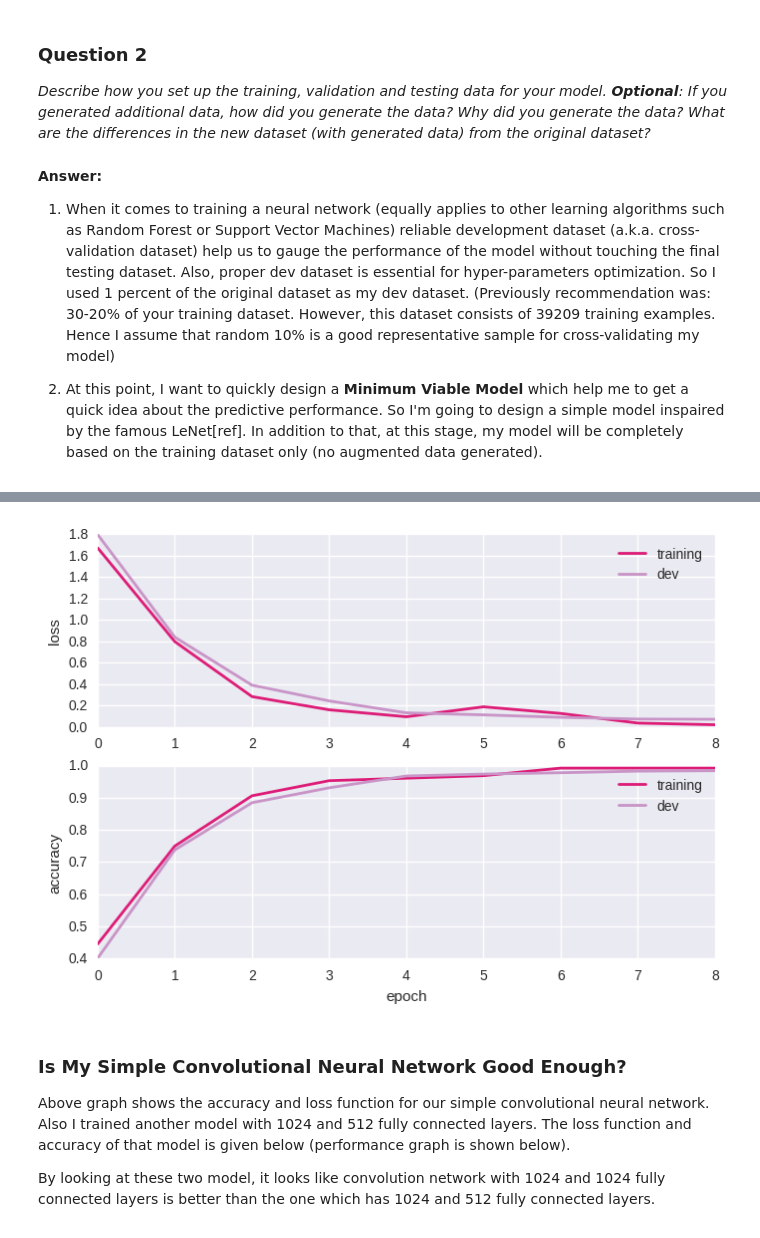
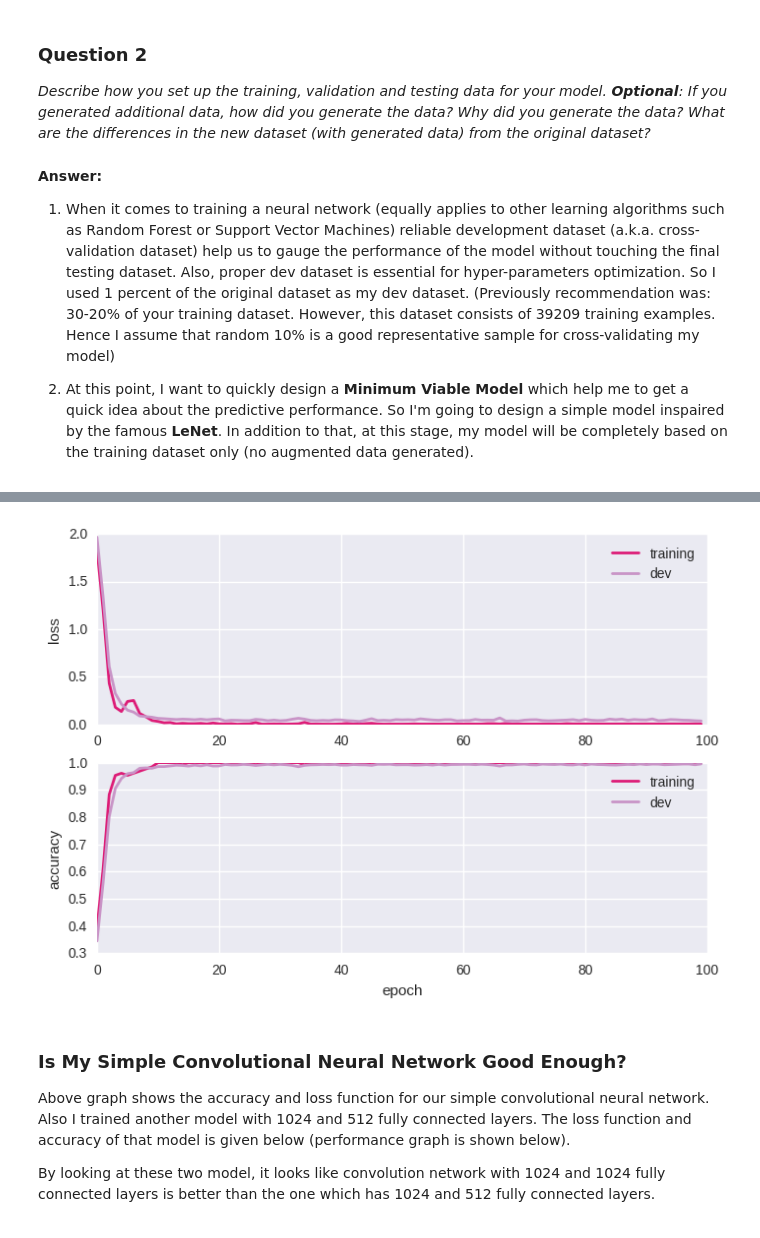
Before and after one commit to upul/Traffic-Signs, a Jupyter notebook: Traffic_Signs_Recognition.ipynb, the cells around one changed output, grey strips where cells are left out. Drawn from its saved outputs; the diff is of its cells as text; code cells hidden in the pictures.

```diff
--- a/Traffic_Signs_Recognition.ipynb
+++ b/Traffic_Signs_Recognition.ipynb
@@ -205,7 +205,7 @@ _Describe how you set up the training, validation and testing data for your mode
 **Answer:**
 1. When it comes to training a neural network (equally applies to other learning algorithms such as Random Forest or Support Vector Machines) reliable development dataset (a.k.a. cross-validation dataset) help us to gauge the performance of the model without touching the final testing dataset. Also, proper dev dataset is essential for hyper-parameters optimization. So I used 1 percent of the original dataset as my dev dataset. (Previously recommendation was: 30-20% of your training dataset. However, this dataset consists of 39209 training examples. Hence I assume that random 10% is a good representative sample for cross-validating my model)
 
-2. At this point, I want to quickly design a **Minimum Viable Model** which help me to get a quick idea about the predictive performance. So I'm going to design a simple model inspaired by the famous LeNet[ref]. In addition to that, at this stage, my model will be completely based on the training dataset only (no augmented data generated).
+2. At this point, I want to quickly design a **Minimum Viable Model** which help me to get a quick idea about the predictive performance. So I'm going to design a simple model inspaired by the famous **LeNet**. In addition to that, at this stage, my model will be completely based on the training dataset only (no augmented data generated).
 # %%
 ### Define your architecture here.
 ### Feel free to use as many code cells as needed.
@@ -215,7 +215,7 @@ NUM_CLASSES = 43
 
 LEARNING_RATE = 1e-3
 
-EPOCHS = 9
+EPOCHS = 100
 
 BATCH_SIZE = 128
 
@@ -356,5 +360,5 @@ Epoch:0 train loss:1.6710 dev loss:1.7950 train accu:0.4453 dev accu:0.4013
 Trained model saved to the disk.
-[figure, old version]
+[figure, new version]
 # %% [markdown]
 ### Is My Simple Convolutional Neural Network Good Enough?
 Above graph shows the accuracy and loss function for our simple convolutional neural network. Also I trained another model with 1024 and 512 fully connected layers. The loss function and accuracy of that model is given below (performance graph is shown below).
```
Also changed, not shown: parts of 15 cells of this notebook, 3 other files.
